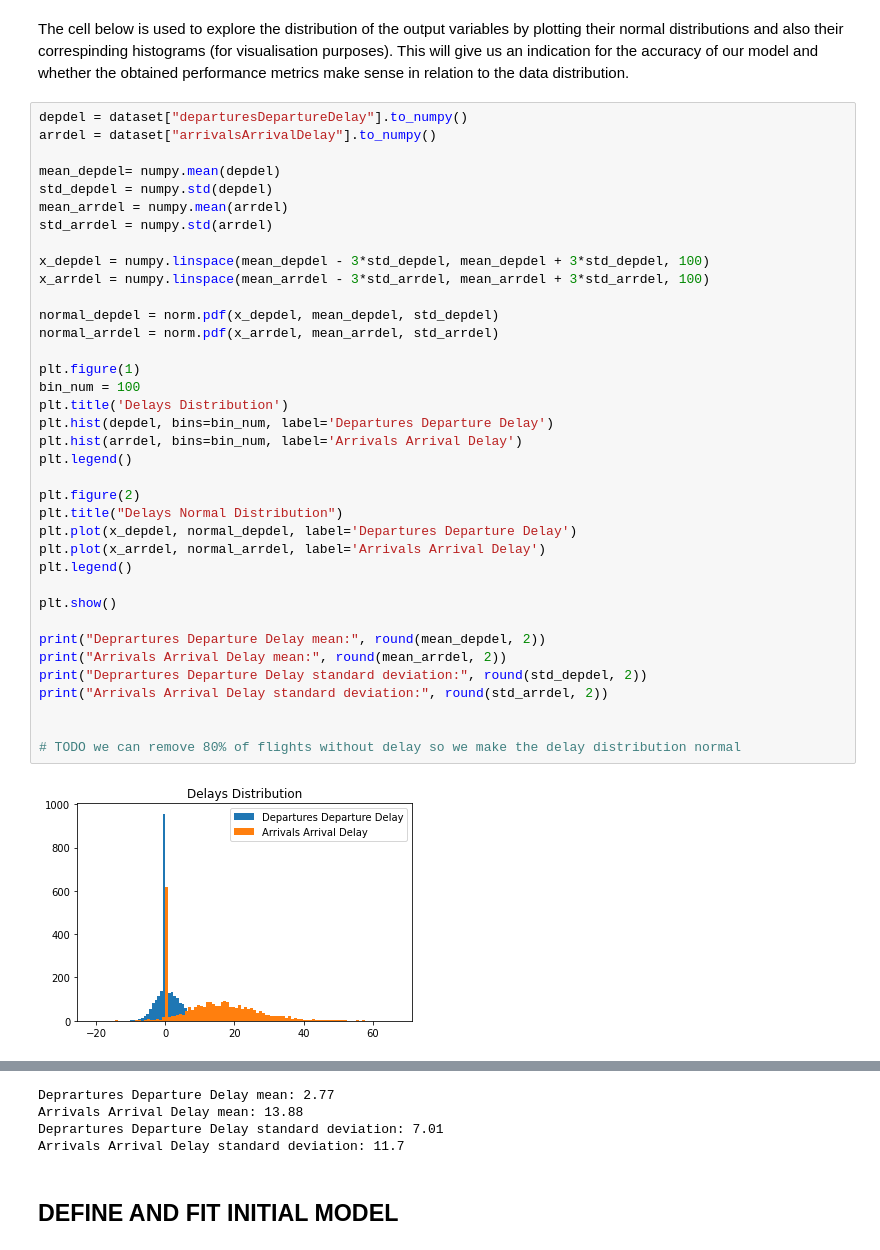
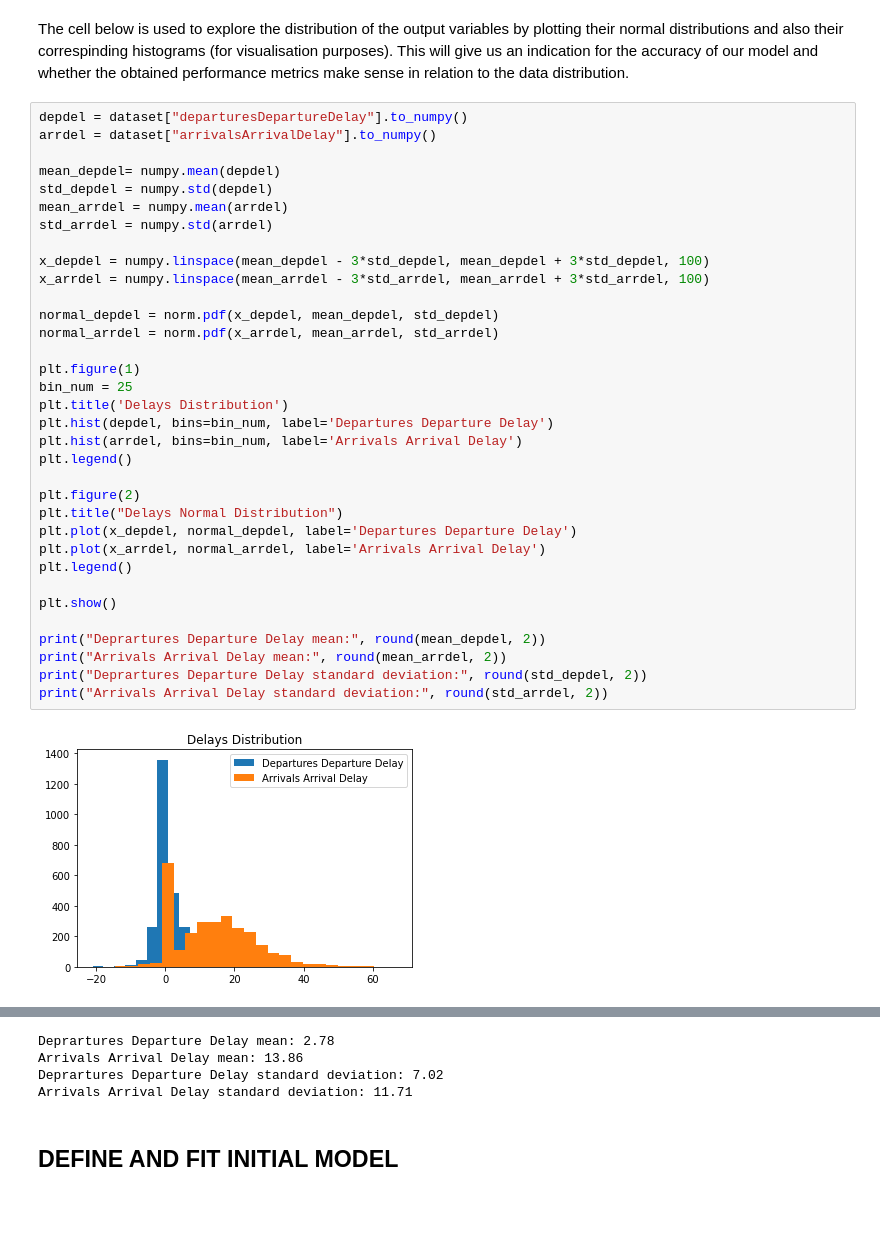
Before and after one commit to junzis/atdelay, a Jupyter notebook: LSTM_model.ipynb, the cells around one changed output, grey strips where cells are left out. Cells and saved outputs as stored; diff of their text form; blank space fills up the shorter version.

```diff
--- a/LSTM_model.ipynb
+++ b/LSTM_model.ipynb
@@ -161,43 +165,40 @@ arrdel = dataset["arrivalsArrivalDelay"].to_numpy()
 mean_depdel= numpy.mean(depdel)
 std_depdel = numpy.std(depdel)
 mean_arrdel = numpy.mean(arrdel)
 std_arrdel = numpy.std(arrdel)
 
 x_depdel = numpy.linspace(mean_depdel - 3*std_depdel, mean_depdel + 3*std_depdel, 100)
 x_arrdel = numpy.linspace(mean_arrdel - 3*std_arrdel, mean_arrdel + 3*std_arrdel, 100)
 
 normal_depdel = norm.pdf(x_depdel, mean_depdel, std_depdel)
 normal_arrdel = norm.pdf(x_arrdel, mean_arrdel, std_arrdel)
 
 plt.figure(1)
-bin_num = 100
+bin_num = 25
 plt.title('Delays Distribution')
 plt.hist(depdel, bins=bin_num, label='Departures Departure Delay')
 plt.hist(arrdel, bins=bin_num, label='Arrivals Arrival Delay')
 plt.legend()
 
 plt.figure(2)
 plt.title("Delays Normal Distribution")
 plt.plot(x_depdel, normal_depdel, label='Departures Departure Delay')
 plt.plot(x_arrdel, normal_arrdel, label='Arrivals Arrival Delay')
 plt.legend()
 
 plt.show()
 
 print("Deprartures Departure Delay mean:", round(mean_depdel, 2))
 print("Arrivals Arrival Delay mean:", round(mean_arrdel, 2))
 print("Deprartures Departure Delay standard deviation:", round(std_depdel, 2))
 print("Arrivals Arrival Delay standard deviation:", round(std_arrdel, 2))
-
-
-# TODO we can remove 80% of flights without delay so we make the delay distribution normal
 # %% [output]
-[figure, old version]
+[figure, new version]
 [figure]
-Deprartures Departure Delay mean: 2.77
-Arrivals Arrival Delay mean: 13.88
-Deprartures Departure Delay standard deviation: 7.01
-Arrivals Arrival Delay standard deviation: 11.7
+Deprartures Departure Delay mean: 2.78
+Arrivals Arrival Delay mean: 13.86
+Deprartures Departure Delay standard deviation: 7.02
+Arrivals Arrival Delay standard deviation: 11.71
 # %% [markdown]
 ## DEFINE AND FIT INITIAL MODEL
 # %% [markdown]
```
Also changed, not shown: parts of 2 cells of this notebook.
